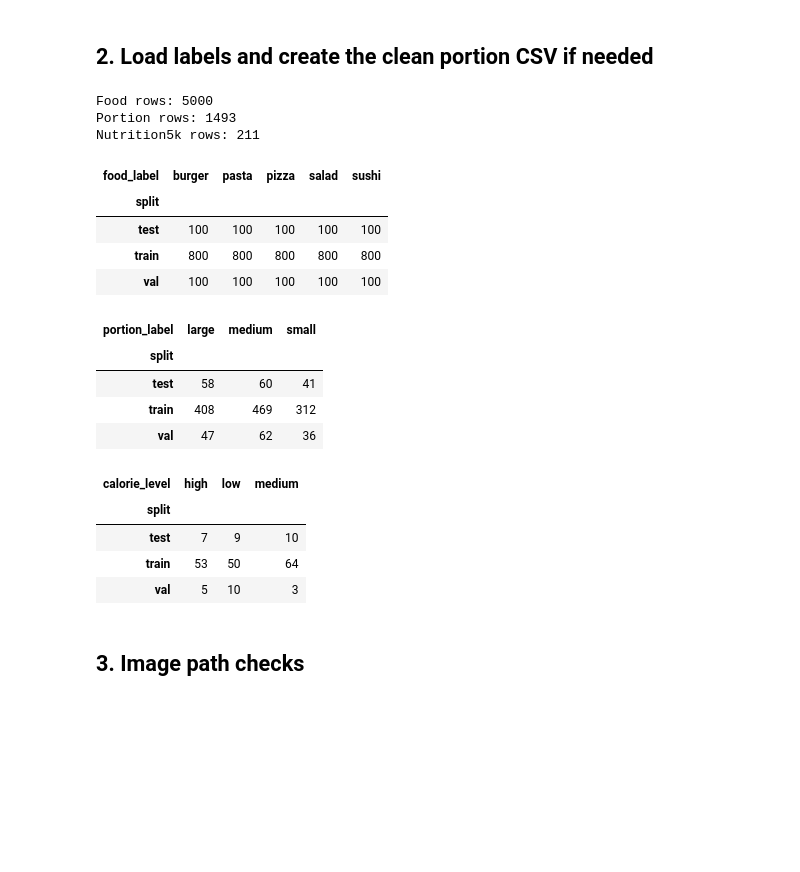
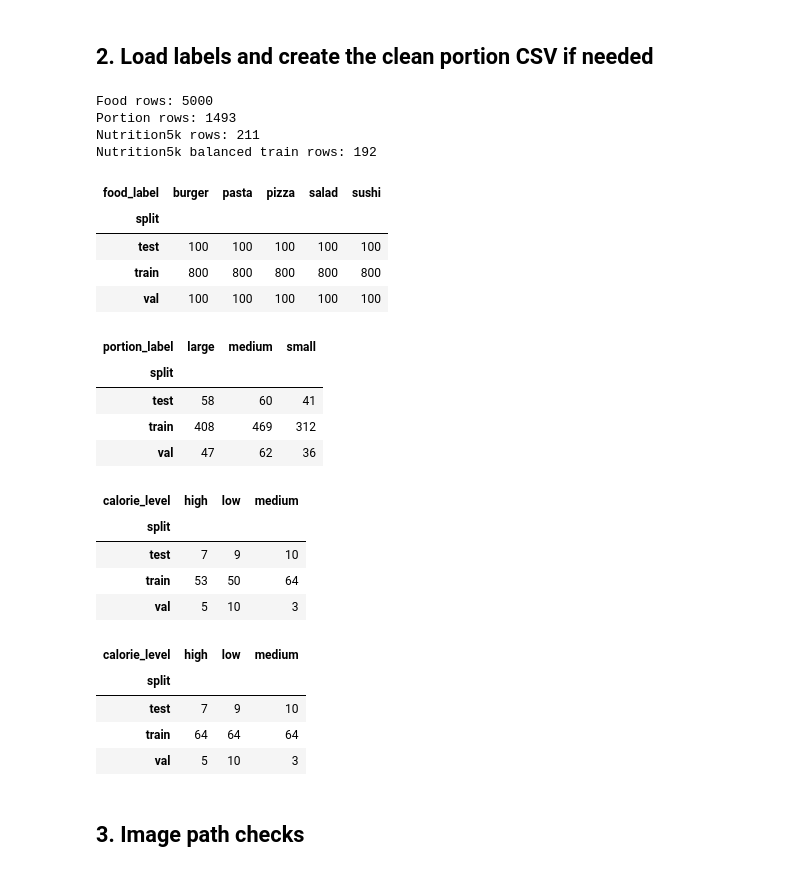
Before and after one commit to chengkaixu25-eng/ECS111Final, a Jupyter notebook: Main.ipynb, the cells around one changed output. Drawn from its saved outputs; the diff is of its cells as text; code cells hidden in the pictures; blank space fills up the shorter version.

```diff
--- a/Main.ipynb
+++ b/Main.ipynb
@@ -138,33 +138,63 @@ if "calorie_level" not in nutrition_df.columns:
     nutrition_df["calorie_level"] = nutrition_df["calories"].apply(calorie_level_from_kcal)
 
 nutrition_df = nutrition_df[nutrition_df["calorie_level"].isin(CALORIE_CLASSES)].copy()
 
+
+def balance_training_split(df: pd.DataFrame, label_col: str, classes: List[str]) -> pd.DataFrame:
+    train_df = df[df["split"] == "train"].copy()
+    other_df = df[df["split"] != "train"].copy()
+    target_count = int(train_df[label_col].value_counts().max())
+
+    balanced_parts = []
+    for label in classes:
+        class_df = train_df[train_df[label_col] == label].copy()
+        if class_df.empty:
+            raise ValueError(f"Training split is missing class: {label}")
+        balanced_parts.append(
+            class_df.sample(n=target_count, replace=True, random_state=SEED)
+        )
+
+    balanced_train_df = pd.concat(balanced_parts, ignore_index=True)
+    balanced_train_df = balanced_train_df.sample(frac=1.0, random_state=SEED).reset_index(drop=True)
+    return pd.concat([balanced_train_df, other_df], ignore_index=True)
+
+
+nutrition_balanced_df = balance_training_split(nutrition_df, "calorie_level", CALORIE_CLASSES)
+
 print("Food rows:", len(food_df))
 print("Portion rows:", len(portion_df))
 print("Nutrition5k rows:", len(nutrition_df))
+print("Nutrition5k balanced train rows:", (nutrition_balanced_df["split"] == "train").sum())
 
 display(food_df.groupby(["split", "food_label"]).size().unstack(fill_value=0))
 display(portion_df.groupby(["split", "portion_label"]).size().unstack(fill_value=0))
 display(nutrition_df.groupby(["split", "calorie_level"]).size().unstack(fill_value=0))
+display(nutrition_balanced_df.groupby(["split", "calorie_level"]).size().unstack(fill_value=0))
 # %% [output]
 Food rows: 5000
 Portion rows: 1493
 Nutrition5k rows: 211
+Nutrition5k balanced train rows: 192
 | food_label | burger | pasta | pizza | salad | sushi |
 | split |  |  |  |  |  |
 | test | 100 | 100 | 100 | 100 | 100 |
 | train | 800 | 800 | 800 | 800 | 800 |
 | val | 100 | 100 | 100 | 100 | 100 |
 | portion_label | large | medium | small |
 | split |  |  |  |
 | test | 58 | 60 | 41 |
 | train | 408 | 469 | 312 |
 | val | 47 | 62 | 36 |
 | calorie_level | high | low | medium |
 | split |  |  |  |
 | test | 7 | 9 | 10 |
 | train | 53 | 50 | 64 |
 | val | 5 | 10 | 3 |
+| calorie_level | high | low | medium |
+| split |  |  |  |
+| test | 7 | 9 | 10 |
+| train | 64 | 64 | 64 |
+| val | 5 | 10 | 3 |
 # %% [markdown]
 ## 3. Image path checks
 # %%
```
Also changed, not shown: parts of 2 cells of this notebook, 2 other files.
